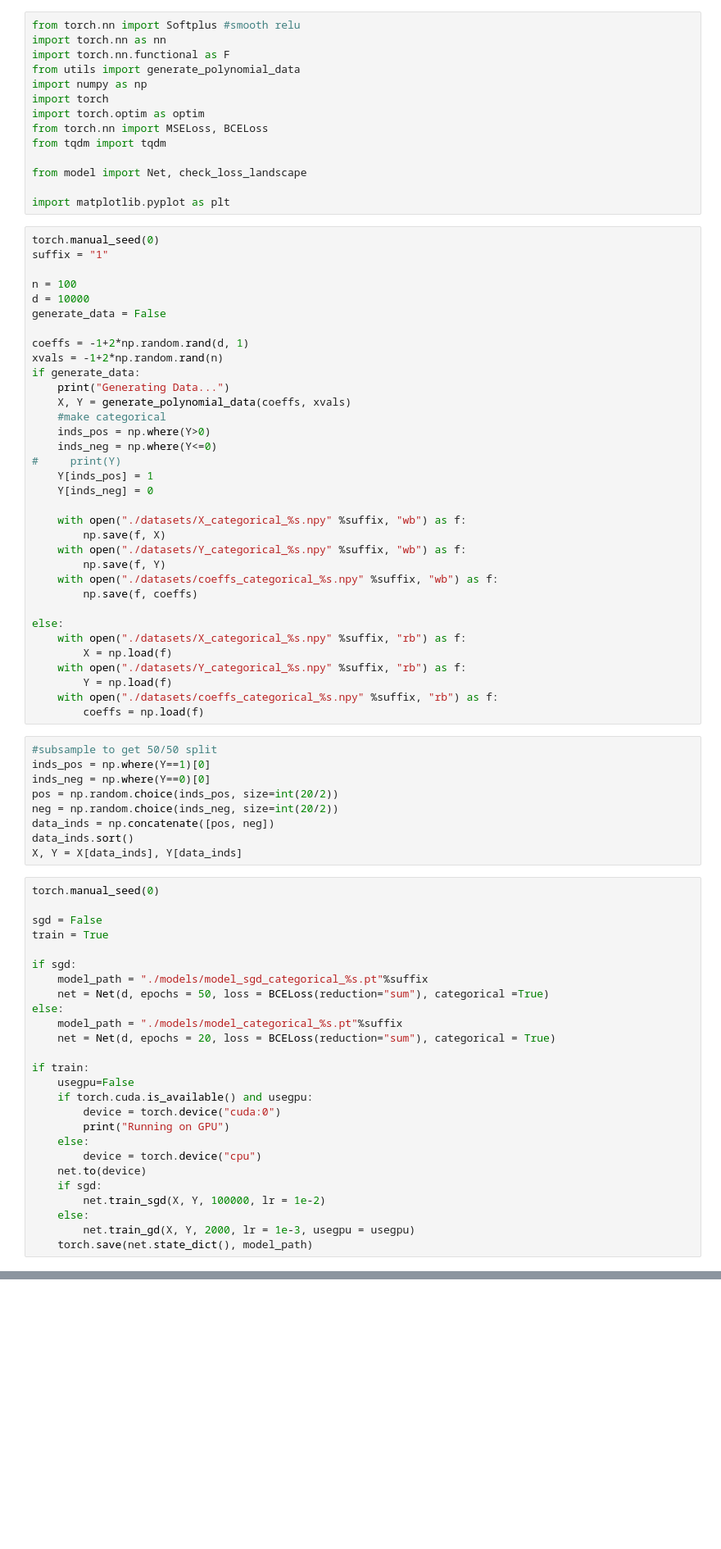
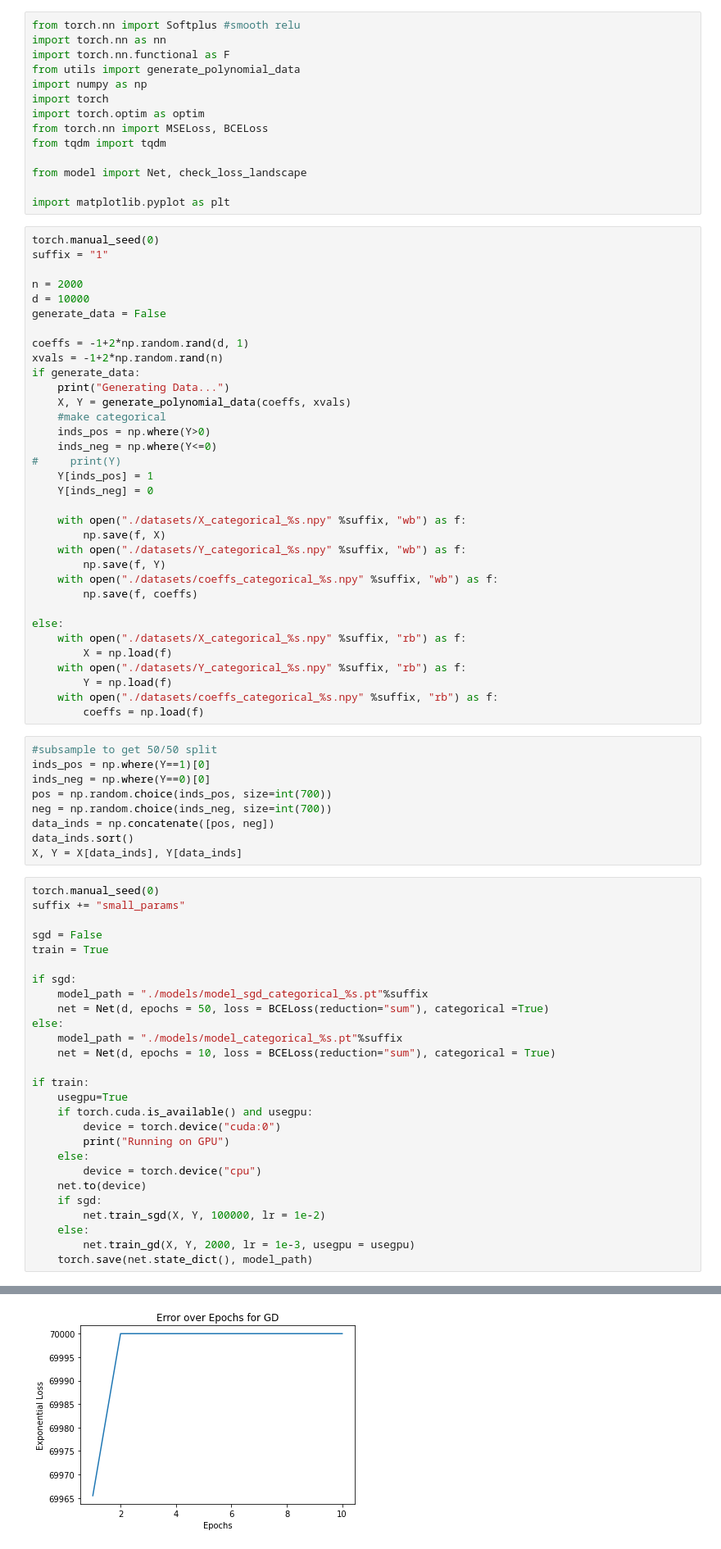
Before and after one commit to cwang506/sgd_loss, a Jupyter notebook: python/gd_categorical.ipynb, the cells around one changed output, grey strips where cells are left out. Shown at 82% size. Saved outputs shown, nothing was run; the diff lists cells and outputs as text; blank space fills up the shorter version.

```diff
--- a/python/gd_categorical.ipynb
+++ b/python/gd_categorical.ipynb
@@ -19,7 +19,7 @@ import matplotlib.pyplot as plt
 torch.manual_seed(0)
 suffix = "1"
 
-n = 100
+n = 2000
 d = 10000
 generate_data = False
 
@@ -53,13 +53,14 @@ else:
 #subsample to get 50/50 split
 inds_pos = np.where(Y==1)[0]
 inds_neg = np.where(Y==0)[0]
-pos = np.random.choice(inds_pos, size=int(20/2))
-neg = np.random.choice(inds_neg, size=int(20/2))
+pos = np.random.choice(inds_pos, size=int(700))
+neg = np.random.choice(inds_neg, size=int(700))
 data_inds = np.concatenate([pos, neg])
 data_inds.sort()
 X, Y = X[data_inds], Y[data_inds]
 # %%
 torch.manual_seed(0)
+suffix += "small_params"
 
 sgd = False
 train = True
@@ -69,10 +70,10 @@ if sgd:
     net = Net(d, epochs = 50, loss = BCELoss(reduction="sum"), categorical =True)
 else:
     model_path = "./models/model_categorical_%s.pt"%suffix
-    net = Net(d, epochs = 20, loss = BCELoss(reduction="sum"), categorical = True)
+    net = Net(d, epochs = 10, loss = BCELoss(reduction="sum"), categorical = True)
 
 if train:
-    usegpu=False
+    usegpu=True
     if torch.cuda.is_available() and usegpu:
         device = torch.device("cuda:0")
         print("Running on GPU")
@@ -90,0 +102 @@ Epoch 2 iteration 2000 loss: 13.86
+[figure, added]
```
Also changed, not shown: parts of 5 cells of this notebook, 9 other files.
